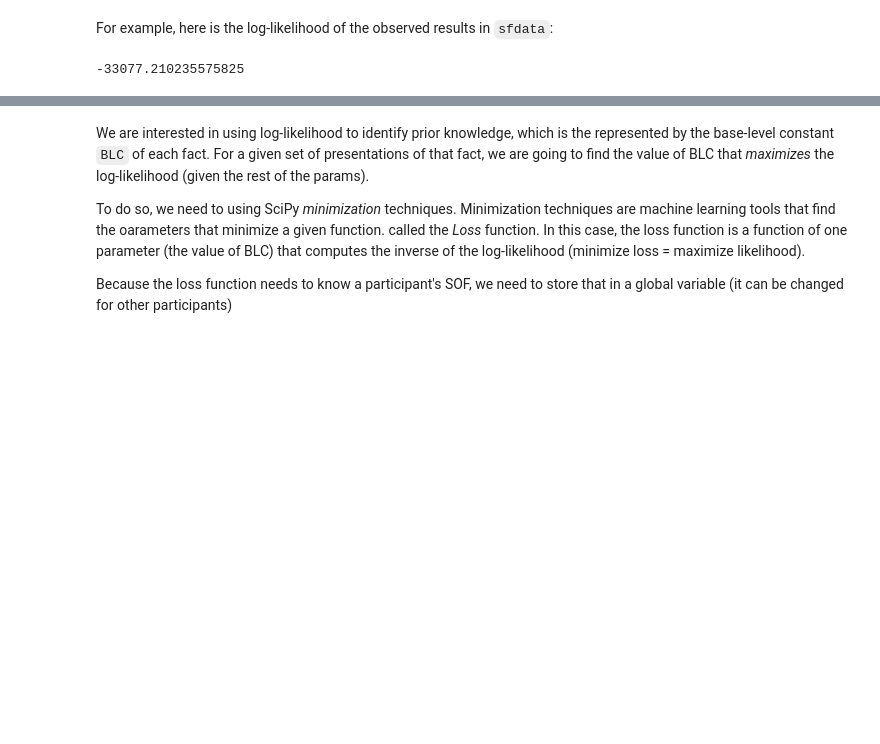
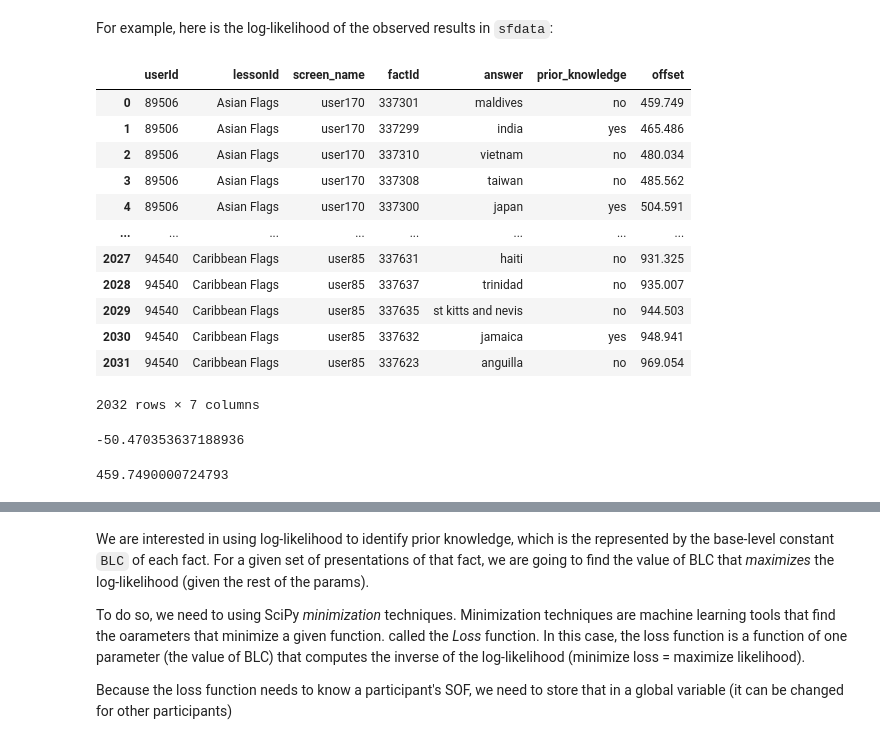
Before and after one commit to UWCCDL/Firefly, a Jupyter notebook: optimize/mle.ipynb, the cells around one changed output, grey strips where cells are left out. Cells and saved outputs as stored; diff of their text form; code cells hidden in the pictures; blank space fills up the shorter version.

```diff
--- a/optimize/mle.ipynb
+++ b/optimize/mle.ipynb
@@ -182,9 +173,43 @@ def loglikelihood(data, sof, rt, ter, f, noise, blc):
     return LL
 # %% [markdown]
 For example, here is the log-likelihood of the observed results in `sfdata`:
+# %%
+offsets = pd.read_csv("offset.csv")
+offsets
+# %% [output]
+|  | userId | lessonId | screen_name | factId | answer | prior_knowledge | offset |
+| 0 | 89506 | Asian Flags | user170 | 337301 | maldives | no | 459.749 |
+| 1 | 89506 | Asian Flags | user170 | 337299 | india | yes | 465.486 |
+| 2 | 89506 | Asian Flags | user170 | 337310 | vietnam | no | 480.034 |
+| 3 | 89506 | Asian Flags | user170 | 337308 | taiwan | no | 485.562 |
+| 4 | 89506 | Asian Flags | user170 | 337300 | japan | yes | 504.591 |
+| ... | ... | ... | ... | ... | ... | ... | ... |
+| 2027 | 94540 | Caribbean Flags | user85 | 337631 | haiti | no | 931.325 |
+| 2028 | 94540 | Caribbean Flags | user85 | 337637 | trinidad | no | 935.007 |
+| 2029 | 94540 | Caribbean Flags | user85 | 337635 | st kitts and nevis | no | 944.503 |
+| 2030 | 94540 | Caribbean Flags | user85 | 337632 | jamaica | yes | 948.941 |
+| 2031 | 94540 | Caribbean Flags | user85 | 337623 | anguilla | no | 969.054 |
+2032 rows × 7 columns
 # %%
-DATA = data
+myoffset = offsets[offsets.userId == 89506]
+myoffset = myoffset[offsets.lessonId == "Asian Flags"]
+myoffset = myoffset[offsets.factId == 337301]
+myoffset = myoffset.offset.iloc[0]
 
-loglikelihood(DATA, sof=0.3, rt=0.8, ter=0.3, f=1.0, noise=0.2, blc=0.0)
+DATA = sfdata
+
+loglikelihood(DATA, sof=0.3, offset = myoffset, rt=0.8, ter=0.3, f=1.0, noise=0.2, blc=0.0)
 # %% [output]
--33077.210235575825
+-50.470353637188936
+# %%
+def get_offset(userId, lessonId, factId):
+    offsets = pd.read_csv("offset.csv")
+    myoffset = offsets[offsets.userId == 89506]
+    myoffset = myoffset[offsets.lessonId == "Asian Flags"]
+    myoffset = myoffset[offsets.factId == 337301]
+    myoffset = myoffset.offset.iloc[0]
+    return myoffset
+
+get_offset(89506, "Asian Flags", 337301)
+# %% [output]
+459.7490000724793
```
Also changed, not shown: parts of 16 cells of this notebook.
